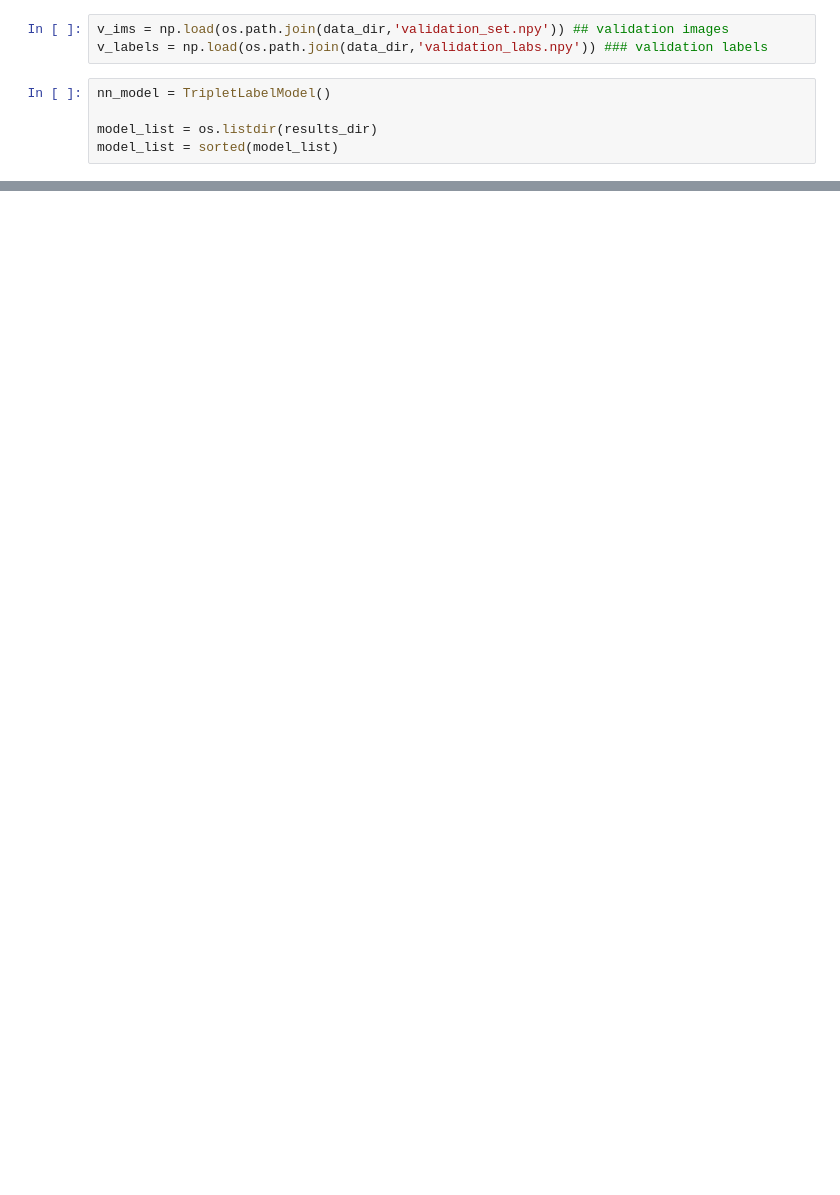
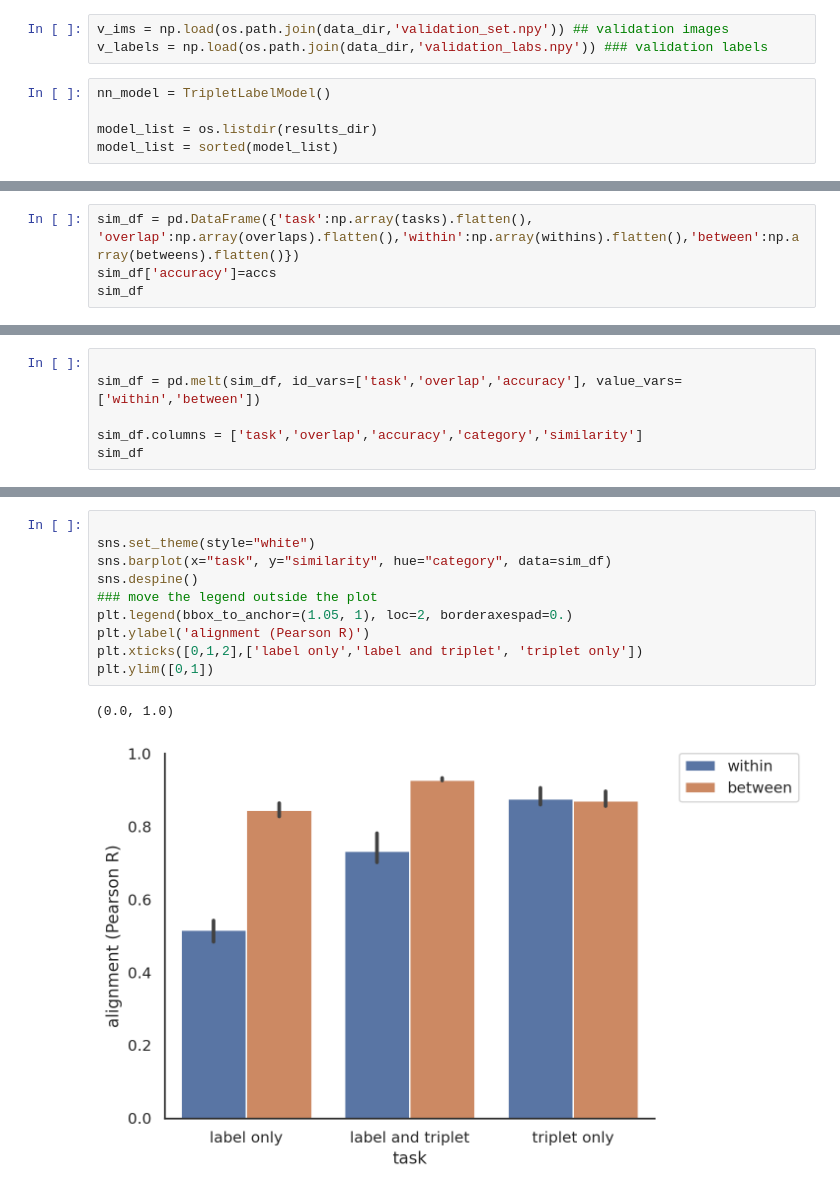
Before and after one commit to siddsuresh97/ConceptualAlignmentLanguage, a Jupyter notebook: code/python/model_analysis.ipynb, the cells around one changed output, grey strips where cells are left out. Drawn from its saved outputs; the diff is of its cells as text; blank space fills up the shorter version.

```diff
--- a/code/python/model_analysis.ipynb
+++ b/code/python/model_analysis.ipynb
@@ -212,0 +299,4 @@ BC similarity for triplet is 0.9437226300749537
+# %%
+sim_df = pd.DataFrame({'task':np.array(tasks).flatten(), 'overlap':np.array(overlaps).flatten(),'within':np.array(withins).flatten(),'between':np.array(betweens).flatten()})
+sim_df['accuracy']=accs
+sim_df
@@ -212,0 +314,6 @@ BC similarity for triplet is 0.9437226300749537
+# %%
+
+sim_df = pd.melt(sim_df, id_vars=['task','overlap','accuracy'], value_vars=['within','between'])
+
+sim_df.columns = ['task','overlap','accuracy','category','similarity']
+sim_df
@@ -212,0 +338,13 @@ BC similarity for triplet is 0.9437226300749537
+# %%
+
+sns.set_theme(style="white")
+sns.barplot(x="task", y="similarity", hue="category", data=sim_df)
+sns.despine()
+### move the legend outside the plot
+plt.legend(bbox_to_anchor=(1.05, 1), loc=2, borderaxespad=0.)
+plt.ylabel('alignment (Pearson R)')
+plt.xticks([0,1,2],['label only','label and triplet', 'triplet only'])
+plt.ylim([0,1])
+# %% [output]
+(0.0, 1.0)
+[figure, added]
```
Also changed, not shown: parts of 12 cells of this notebook, 10 other files.
